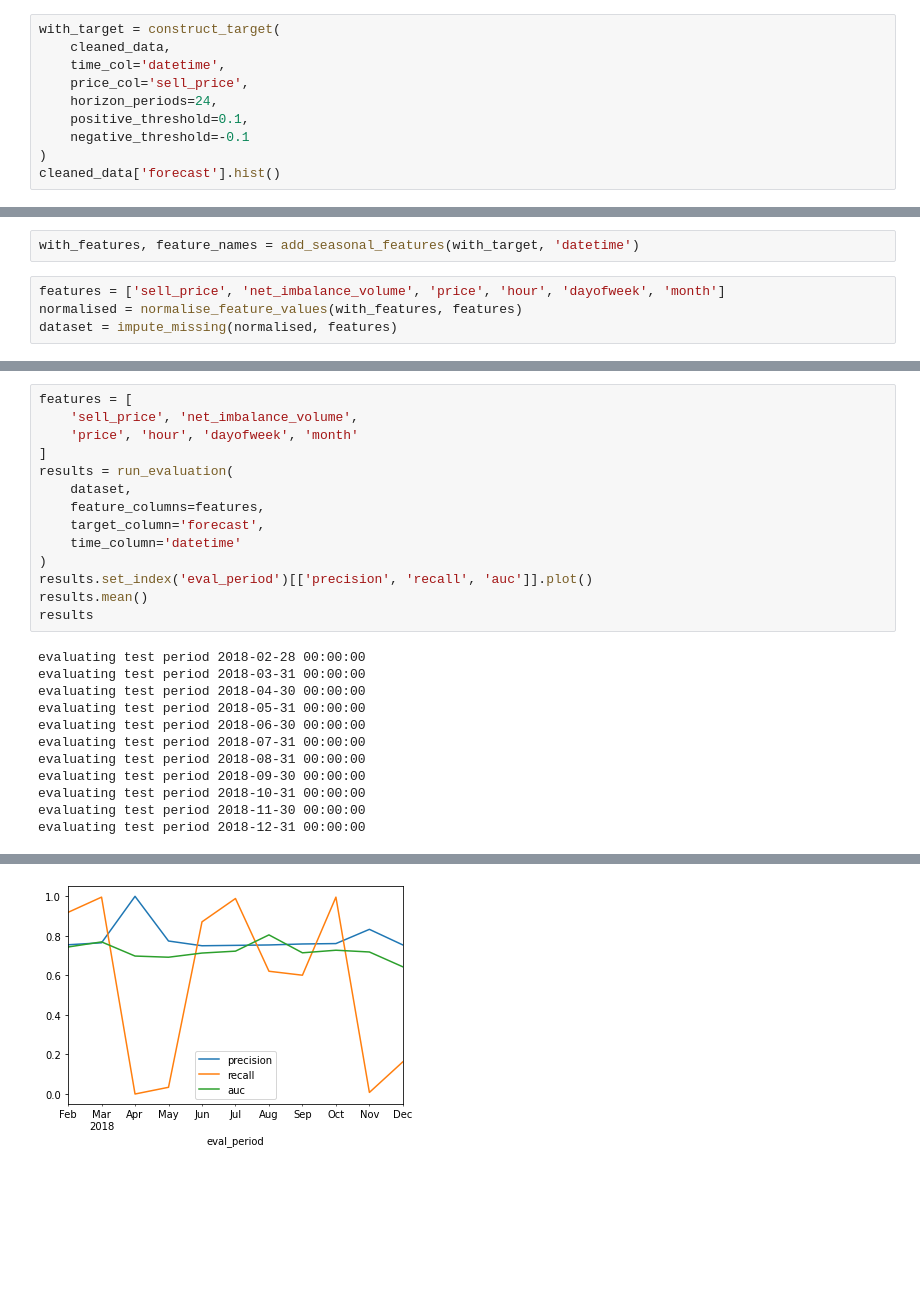
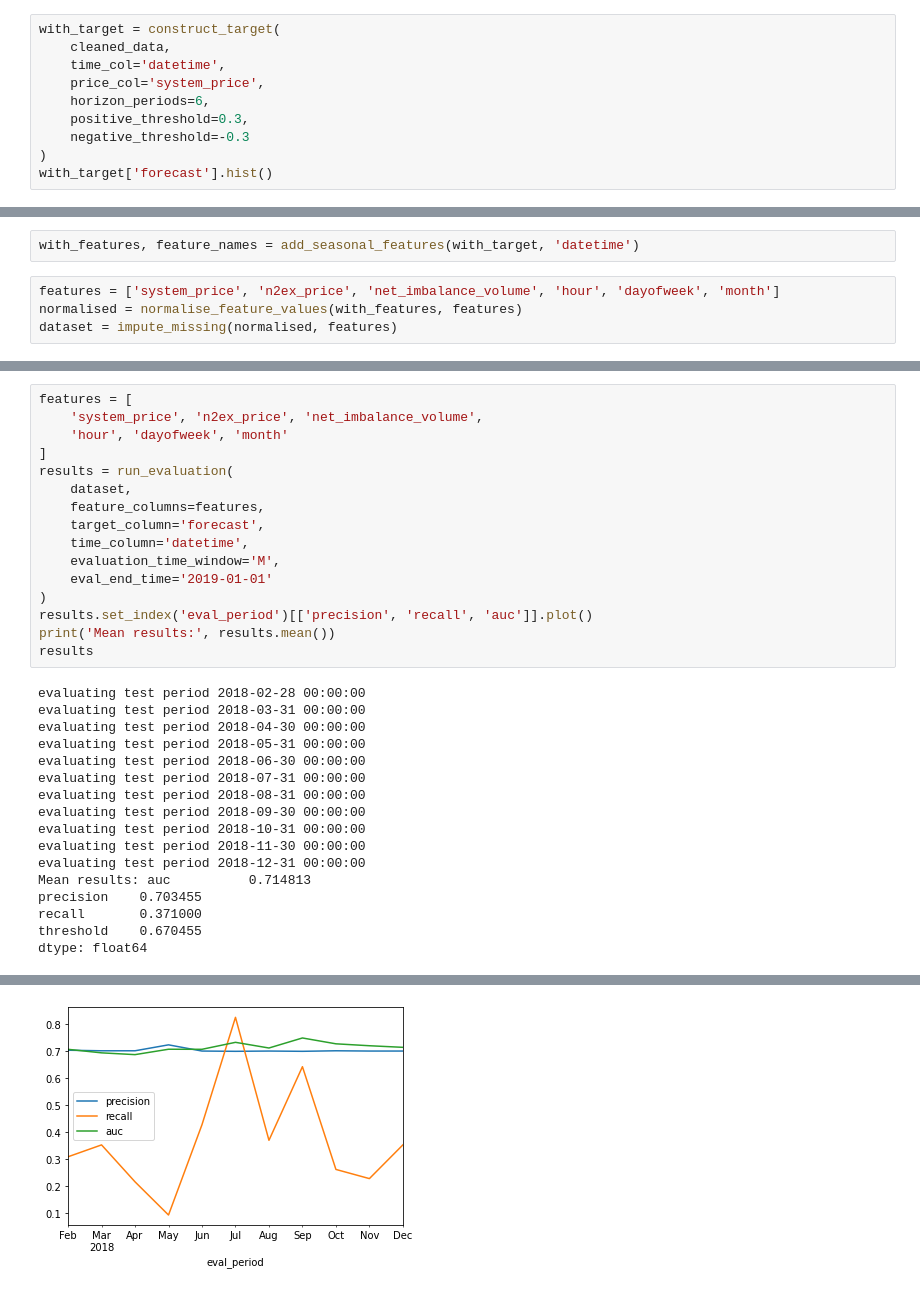
Before and after one commit to cjmcmurtrie/origami, a Jupyter notebook: part_2_modelling.ipynb, the cells around one changed output, grey strips where cells are left out. Saved outputs shown, nothing was run; the diff lists cells and outputs as text; blank space fills up the shorter version.

```diff
--- a/part_2_modelling.ipynb
+++ b/part_2_modelling.ipynb
@@ -15,11 +31,11 @@ cleaned_data = merged_syst_n2ex(
 with_target = construct_target(
     cleaned_data,
     time_col='datetime',
-    price_col='sell_price',
-    horizon_periods=24,
-    positive_threshold=0.1,
-    negative_threshold=-0.1
+    price_col='system_price',
+    horizon_periods=6,
+    positive_threshold=0.3,
+    negative_threshold=-0.3
 )
-cleaned_data['forecast'].hist()
+with_target['forecast'].hist()
 # %% [output]
 <AxesSubplot:>
@@ -27,7 +45,7 @@ cleaned_data['forecast'].hist()
 # %%
 with_features, feature_names = add_seasonal_features(with_target, 'datetime')
 # %%
-features = ['sell_price', 'net_imbalance_volume', 'price', 'hour', 'dayofweek', 'month']
+features = ['system_price', 'n2ex_price', 'net_imbalance_volume', 'hour', 'dayofweek', 'month']
 normalised = normalise_feature_values(with_features, features)
 dataset = impute_missing(normalised, features)
 # %%
@@ -44,16 +140,18 @@ from origami.learn import get_scores, get_model, data_split, run_evaluation
 # %%
 features = [
-    'sell_price', 'net_imbalance_volume',
-    'price', 'hour', 'dayofweek', 'month'
+    'system_price', 'n2ex_price', 'net_imbalance_volume',
+    'hour', 'dayofweek', 'month'
 ]
 results = run_evaluation(
     dataset,
     feature_columns=features,
     target_column='forecast',
-    time_column='datetime'
+    time_column='datetime',
+    evaluation_time_window='M',
+    eval_end_time='2019-01-01'
 )
 results.set_index('eval_period')[['precision', 'recall', 'auc']].plot()
-results.mean()
+print('Mean results:', results.mean())
 results
 # %% [output]
 evaluating test period 2018-02-28 00:00:00
@@ -67,4 +165,9 @@ evaluating test period 2018-09-30 00:00:00
 evaluating test period 2018-10-31 00:00:00
 evaluating test period 2018-11-30 00:00:00
 evaluating test period 2018-12-31 00:00:00
+Mean results: auc          0.714813
+precision    0.703455
+recall       0.371000
+threshold    0.670455
+dtype: float64
 |  | eval_period | auc | precision | recall | threshold |
@@ -82 +185 @@ evaluating test period 2018-12-31 00:00:00
-[figure, old version]
+[figure, new version]
```
Also changed, not shown: parts of 11 cells of this notebook, 1 other file.
